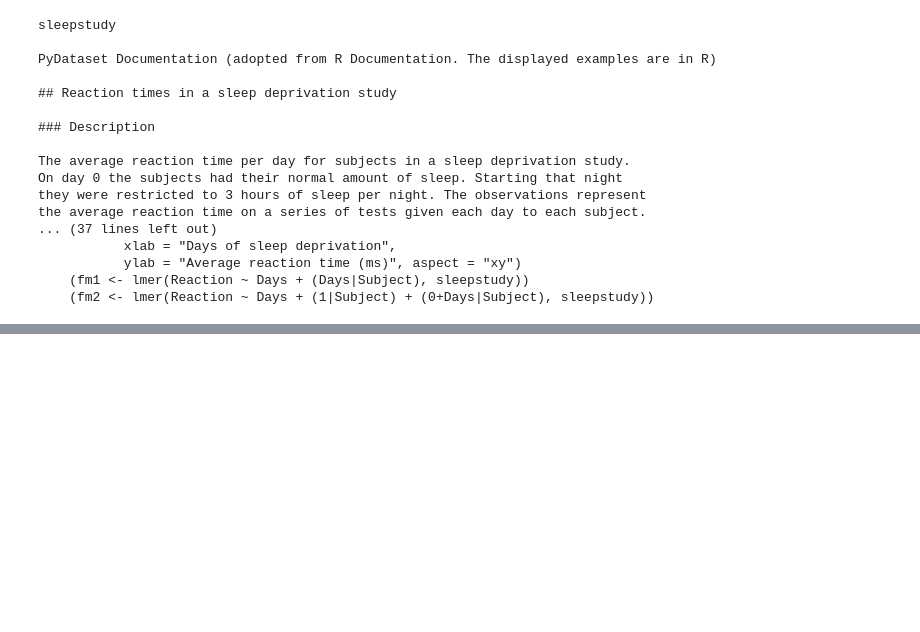
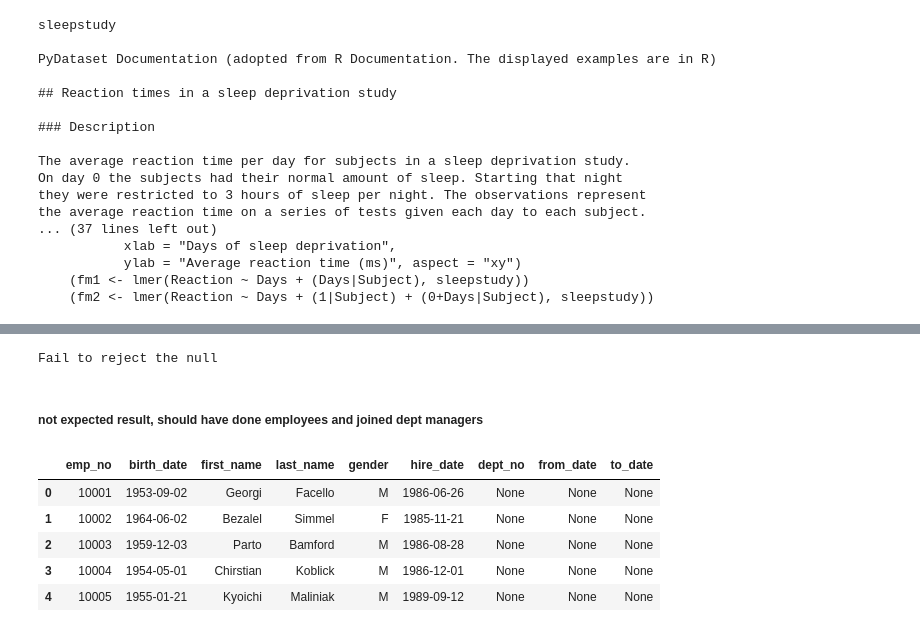
Before and after one commit to codyclonts/statistics-exercises, a Jupyter notebook: hypothesis_testing.ipynb, the cells around one changed output, grey strips where cells are left out. Saved outputs shown, nothing was run; the diff lists cells and outputs as text; code cells hidden in the pictures; blank space fills up the shorter version.

```diff
--- a/hypothesis_testing.ipynb
+++ b/hypothesis_testing.ipynb
@@ -449,0 +535,27 @@ accept the null
+# %%
+if p < alpha:
+    print('Reject the null')
+else:
+    print('Fail to reject the null')
+# %% [output]
+Fail to reject the null
+# %% [markdown]
+##### not expected result, should have done employees and joined dept managers
+# %%
+url = get_db_url("employees")
+sql = """
+SELECT *
+FROM employees
+LEFT JOIN dept_manager USING (emp_no)
+
+"""
+
+df = pd.read_sql(sql,url)
+df.head()
+# %% [output]
+|  | emp_no | birth_date | first_name | last_name | gender | hire_date | dept_no | from_date | to_date |
+| 0 | 10001 | 1953-09-02 | Georgi | Facello | M | 1986-06-26 | None | None | None |
+| 1 | 10002 | 1964-06-02 | Bezalel | Simmel | F | 1985-11-21 | None | None | None |
+| 2 | 10003 | 1959-12-03 | Parto | Bamford | M | 1986-08-28 | None | None | None |
+| 3 | 10004 | 1954-05-01 | Chirstian | Koblick | M | 1986-12-01 | None | None | None |
+| 4 | 10005 | 1955-01-21 | Kyoichi | Maliniak | M | 1989-09-12 | None | None | None |
```
Also changed, not shown: parts of 80 cells of this notebook.
